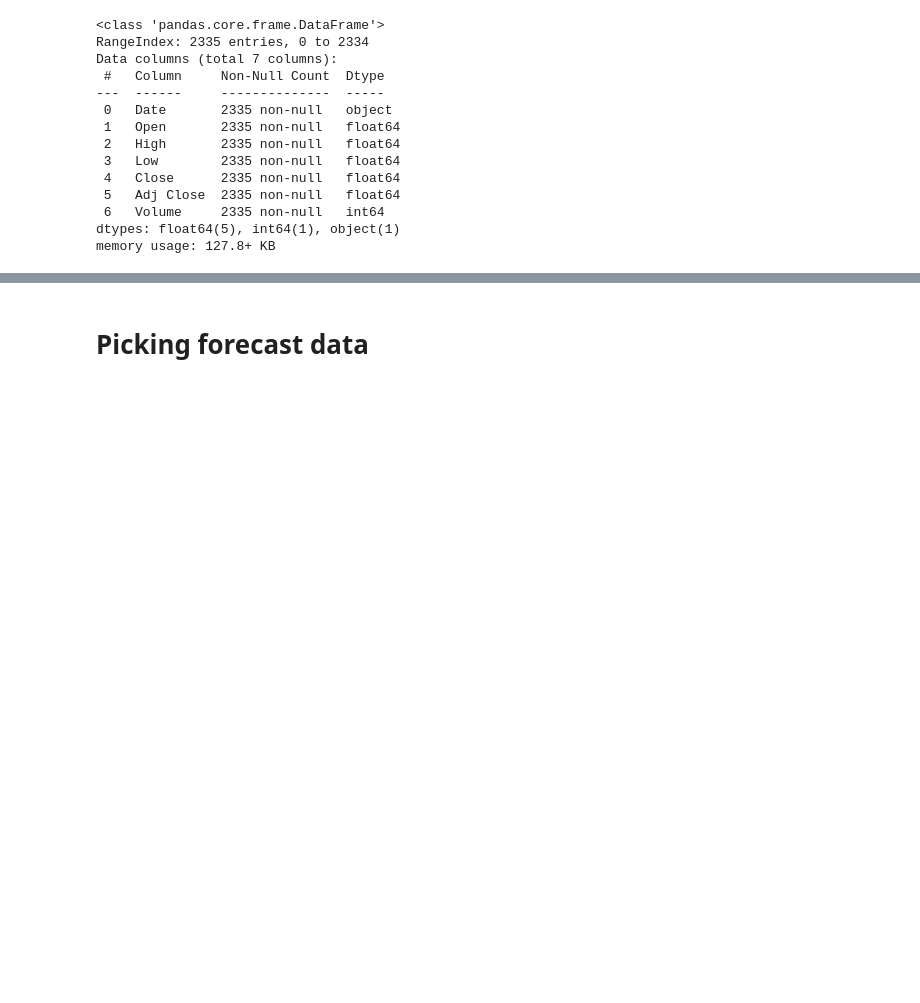
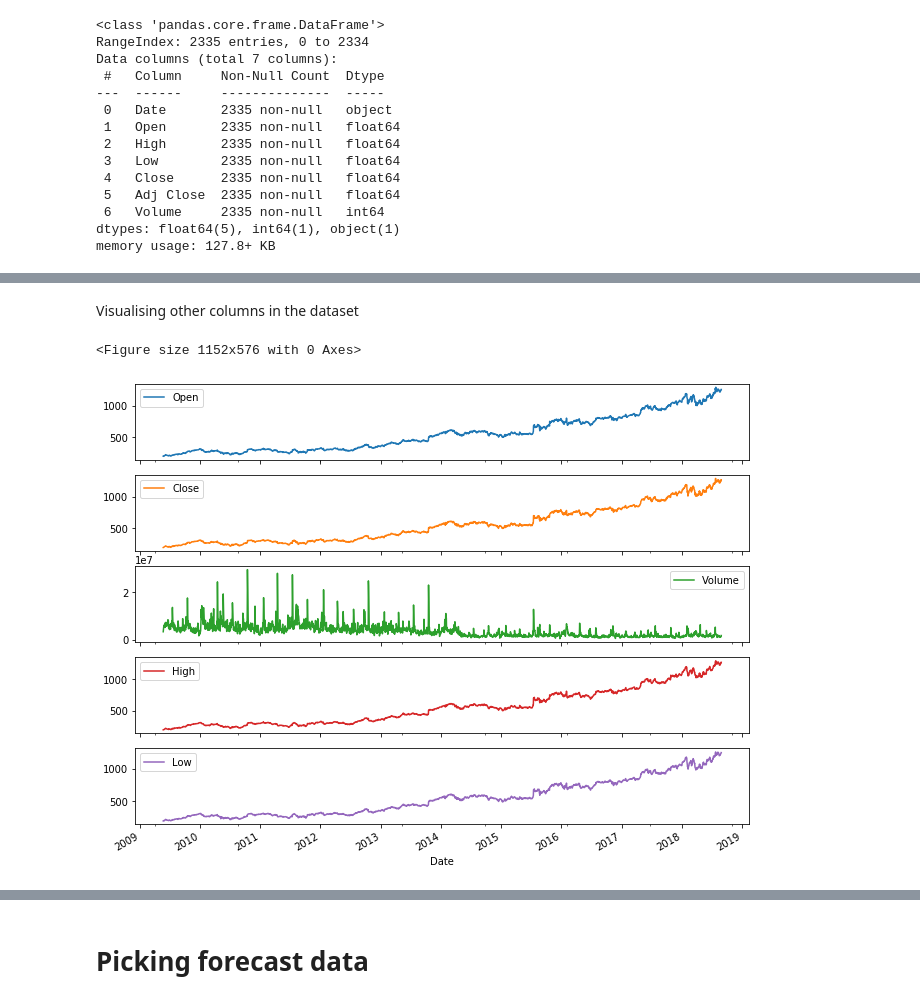
Before and after one commit to Abbyfade/SCA, a Jupyter notebook: StockPricePrediction/StockPrediction.ipynb, the cells around one changed output, grey strips where cells are left out. Cells and saved outputs as stored; diff of their text form; code cells hidden in the pictures; blank space fills up the shorter version.

```diff
--- a/StockPricePrediction/StockPrediction.ipynb
+++ b/StockPricePrediction/StockPrediction.ipynb
@@ -38,0 +115,10 @@ memory usage: 127.8+ KB
+# %% [markdown]
+Visualising other columns in the dataset
+# %%
+plt.figure(figsize=(16, 8)) # resizing the plot
+cols = ['Open', 'Close', 'Volume', 'High', 'Low']
+axes = train_data[cols].plot(figsize=(11, 9), subplots = True)
+plt.show()
+# %% [output]
+<Figure size 1152x576 with 0 Axes>
+[figure, added]
```
Also changed, not shown: parts of 86 cells of this notebook.
